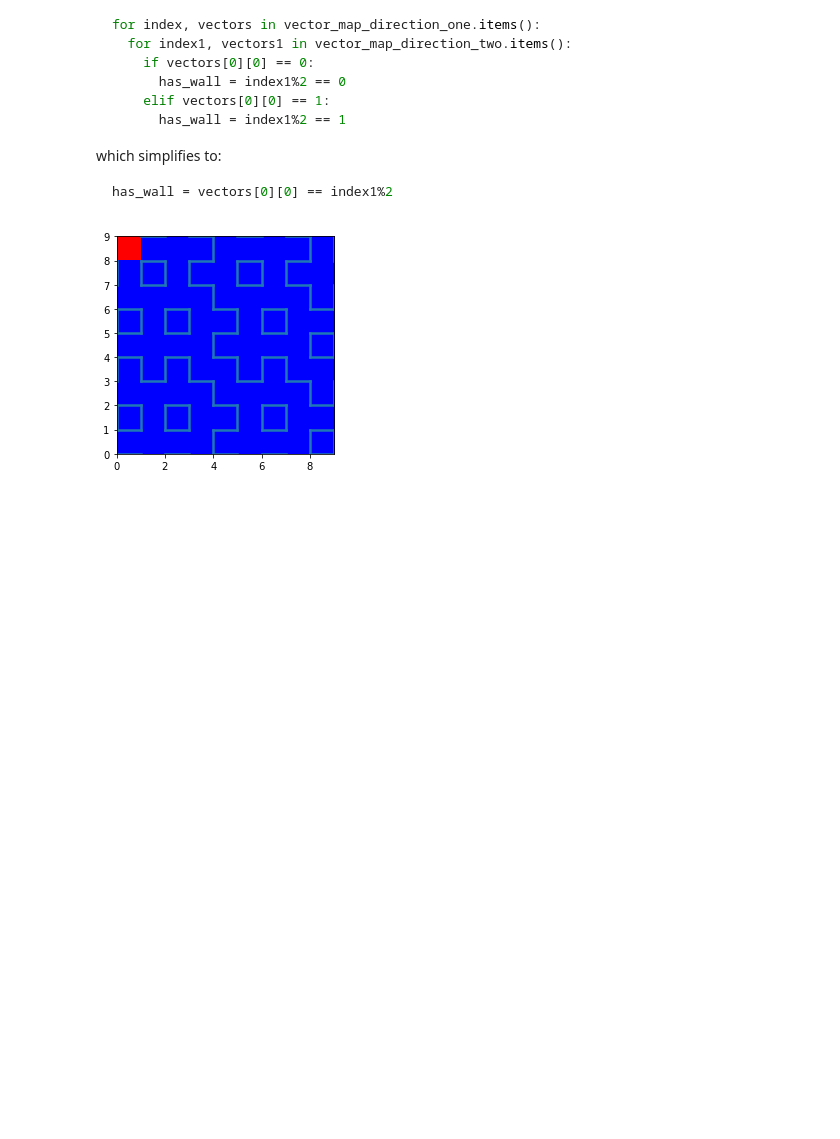
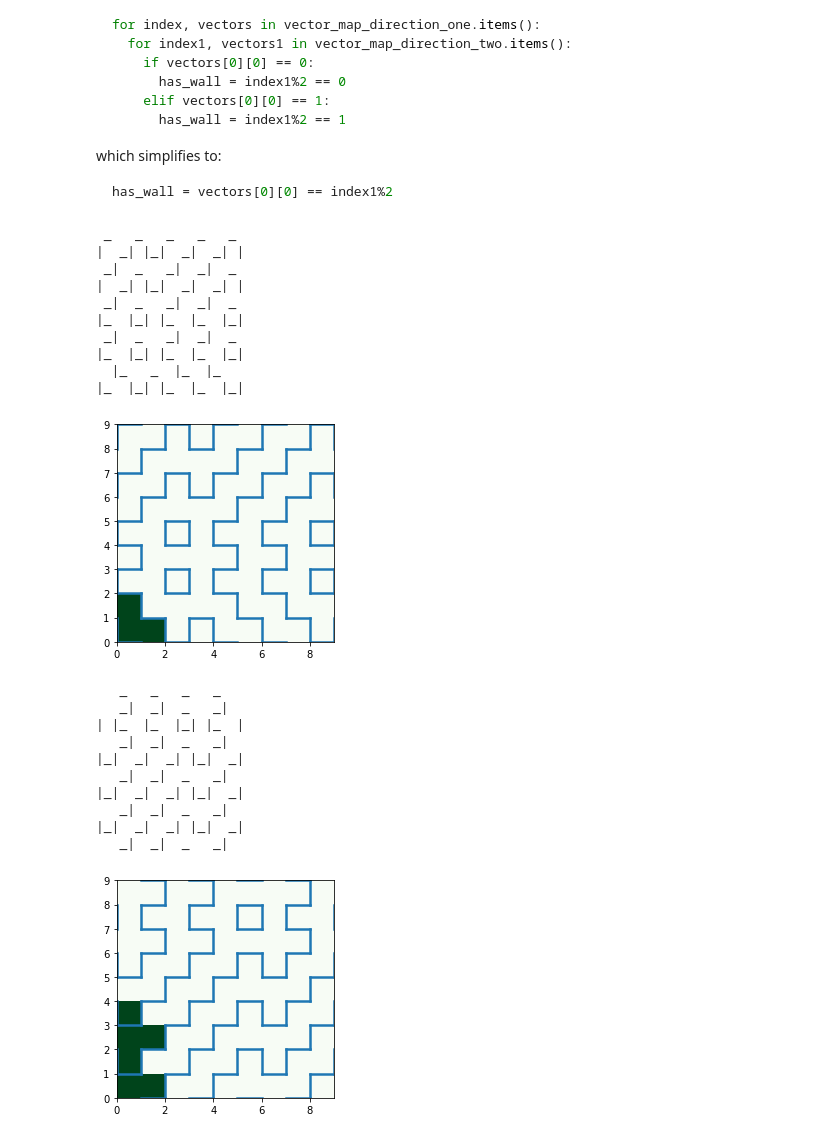
Before and after one commit to GregSym/Numberphile_Follow_Alongs, a Jupyter notebook: NumberphileFollowAlongs_HitomezashiPatterns.ipynb, the cells around one changed output. Drawn from its saved outputs; the diff is of its cells as text; code cells hidden in the pictures; blank space fills up the shorter version.

Commit message:
Made the Maze datastructure agree with the Pattern datastructure, kinda

```diff
--- a/NumberphileFollowAlongs_HitomezashiPatterns.ipynb
+++ b/NumberphileFollowAlongs_HitomezashiPatterns.ipynb
@@ -350,33 +378,57 @@ def visualiser_with_colour_pattern(pattern: HitomezashiRepr, verbose: bool = Fal
     for key, vector_dict in line_segments.items():
       for vector in vector_dict.values():
         plt.gca().add_line(
             plt.Line2D(xdata=vector, ydata=(key, key), linewidth=2.5)
             ) if direction == 'ltr' else plt.gca().add_line(
                 plt.Line2D(xdata=(key, key), ydata=vector, linewidth=2.5))
 
   if verbose:
     print(pattern.vector_grid_ltr)
     print(pattern.vector_grid_btt)
     print(pattern.line_segments_ltr)
     print(pattern.line_segments_btt)
 
   # random colours example
   # src: https://stackoverflow.com/questions/36668160/graphing-a-colored-grid-in-python
   # thanccs == asker: fosho, answerer: Suever
   # Just some example data (random)
-  data = Maze.from_pattern(pattern=pattern).colour_map  # change this line to control colour map
+  maze = Maze.from_pattern(pattern=pattern)
+  maze.cmd_line_display()
+  data = maze.colour_map  # change this line to control colour map
 
   rows,cols = data.shape
 
   plt.imshow(data, interpolation='nearest',
                   extent=[0, 0+cols, 0, 0+rows],  # offset should be zero
-                  cmap='bwr')  # controls colour scheme
+                  cmap='Greens')  # controls colour scheme
   plt.axes()
   _plotting(pattern.line_segments_ltr)
   _plotting(pattern.line_segments_btt, direction='btt')
   plt.axis('scaled')
   plt.show()
 
 visualise_for_given_side_length(visualiser=visualiser_with_colour_pattern)
+visualise_for_given_side_length(visualiser=visualiser_with_colour_pattern)
 # %% [output]
+ _   _   _   _   _
+|  _| |_|  _|  _| |
+ _|  _   _|  _|  _
+|  _| |_|  _|  _| |
+ _|  _   _|  _|  _
+|_  |_| |_  |_  |_|
+ _|  _   _|  _|  _
+|_  |_| |_  |_  |_|
+  |_   _  |_  |_
+|_  |_| |_  |_  |_|
-[figure, old version]
+[figure, new version]
+   _   _   _   _
+   _|  _|  _   _|
+| |_  |_  |_| |_  |
+   _|  _|  _   _|
+|_|  _|  _| |_|  _|
+   _|  _|  _   _|
+|_|  _|  _| |_|  _|
+   _|  _|  _   _|
+|_|  _|  _| |_|  _|
+   _|  _|  _   _|
+[figure, added]
```
Also changed, not shown: parts of 1 cell of this notebook.
